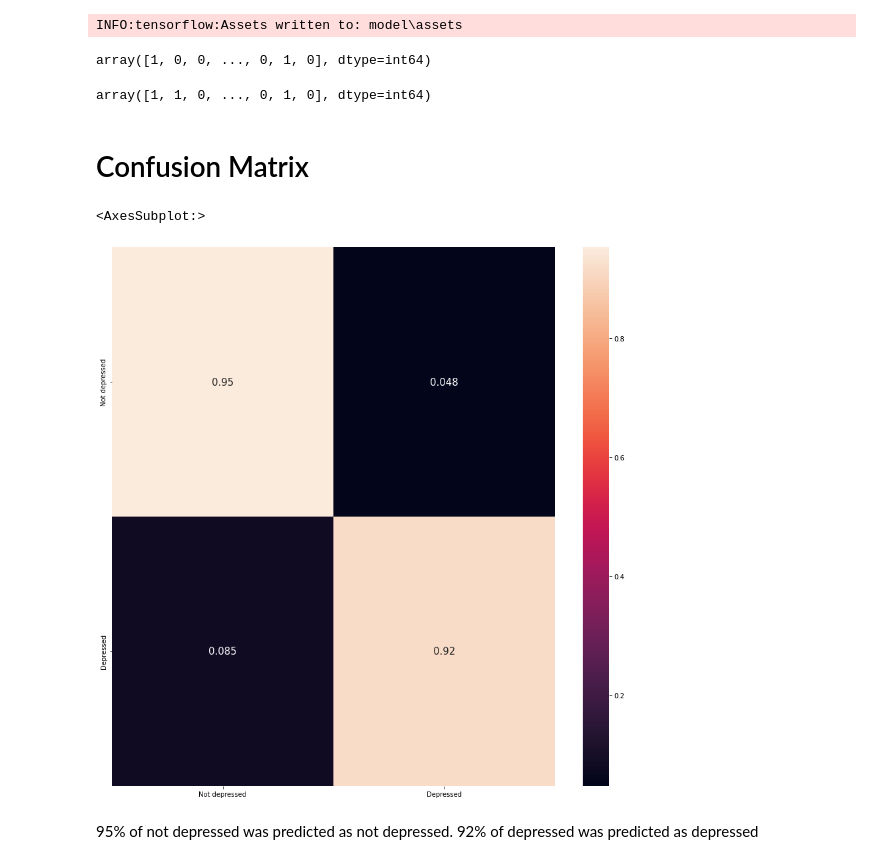
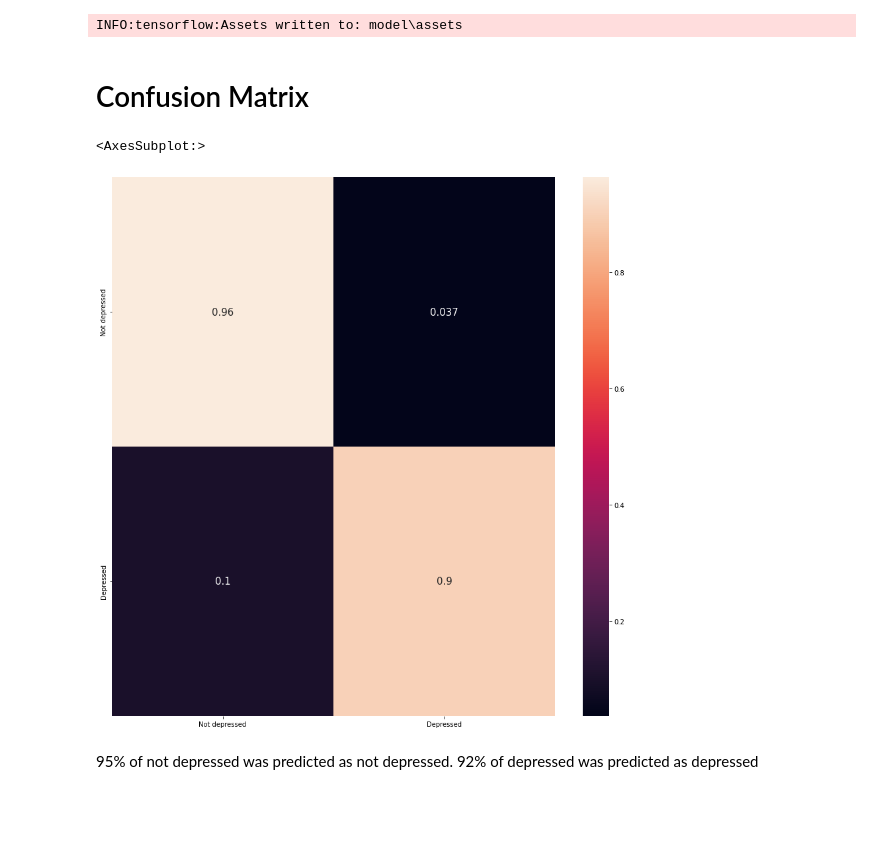
Before and after one commit to sgit0002/YMseekA, a Jupyter notebook: Iteration-3/final.ipynb, the cells around one changed output. Cells and saved outputs as stored; diff of their text form; code cells hidden in the pictures; blank space fills up the shorter version.

Commit message:
adding more data for LSTM model

```diff
--- a/Iteration-3/final.ipynb
+++ b/Iteration-3/final.ipynb
@@ -145,10 +338,11 @@ from keras.callbacks import ModelCheckpoint
 # %%
 model1 = Sequential()
-model1.add(layers.Embedding(max_words, 20)) #The embedding layer
-model1.add(layers.LSTM(15,dropout=0.5)) #Our LSTM layer
+model1.add(layers.Embedding(max_words, 40)) #The embedding layer
+model1.add(SpatialDropout1D(0.4))
+model1.add(layers.LSTM(15,dropout=0.5, recurrent_dropout=0.5)) #Our LSTM layer
 model1.add(layers.Dense(2,activation='sigmoid'))
 # %%
-model1.compile(optimizer='rmsprop',loss='binary_crossentropy', metrics=['accuracy'])
+model1.compile(optimizer='adam',loss='binary_crossentropy', metrics=['accuracy'])
 # %%
 checkpoint1 = ModelCheckpoint("best_model1.hdf5", monitor='val_accuracy', verbose=1,save_best_only=True, mode='auto', period=1,save_weights_only=False)
 # %% [output]
@@ -171,4 +353,0 @@ array([[0., 1.],
-# %%
-#Splitting the data
-X_train, X_test, y_train, y_test = train_test_split(depressions, labels, random_state=0)
-print (len(X_train),len(X_test),len(y_train),len(y_test))
@@ -199,3 +354,3 @@ array([   0,    0,    0,    0,    0,    0,    0,    0,    0,    0,    0,
 # %%
-history = model1.fit(X_train, y_train, epochs=70,validation_data=(X_test, y_test),callbacks=[checkpoint1])
+history = model1.fit(X_train, Y_train, epochs=1,validation_data=(X_test, Y_test),callbacks=[checkpoint1])
 # %% [output]
@@ -233,30 +374,21 @@ model1.save('model')
 WARNING:absl:Found untraced functions such as lstm_cell_layer_call_fn, lstm_cell_layer_call_and_return_conditional_losses, lstm_cell_layer_call_fn, lstm_cell_layer_call_and_return_conditional_losses,  ...
 INFO:tensorflow:Assets written to: model\assets
 INFO:tensorflow:Assets written to: model\assets
-# %%
-y = [0,1]
-np.around(model1.predict(X_test), decimals=0).argmax(axis=1)
-# %% [output]
-array([1, 0, 0, ..., 0, 1, 0], dtype=int64)
-# %%
-np.around(y_test, decimals=0).argmax(axis=1)
-# %% [output]
-array([1, 1, 0, ..., 0, 1, 0], dtype=int64)
 # %% [markdown]
 # Confusion Matrix
 # %%
 from sklearn.metrics import confusion_matrix
 import seaborn as sns
 import matplotlib.pyplot as plt
-matrix = confusion_matrix(np.around(y_test, decimals=0).argmax(axis=1), np.around(model1.predict(X_test), decimals=0).argmax(axis=1))
+matrix = confusion_matrix(np.around(Y_test, decimals=0).argmax(axis=1), np.around(model1.predict(X_test), decimals=0).argmax(axis=1))
 conf_matrix = pd.DataFrame(matrix, index = ['Not depressed','Depressed'],columns = ['Not depressed','Depressed'])
 #Normalizing
 conf_matrix = conf_matrix.astype('float') / conf_matrix.sum(axis=1)[:, np.newaxis]
 plt.figure(figsize = (15,15))
 sns.heatmap(conf_matrix, annot=True, annot_kws={"size": 15})
 # %% [output]
 <AxesSubplot:>
-[figure, old version]
+[figure, new version]
 # %% [markdown]
 95% of not depressed was predicted as not depressed. 92% of depressed was predicted as depressed
 # %% [markdown]
```
Also changed, not shown: parts of 42 cells of this notebook, 1 other file.
